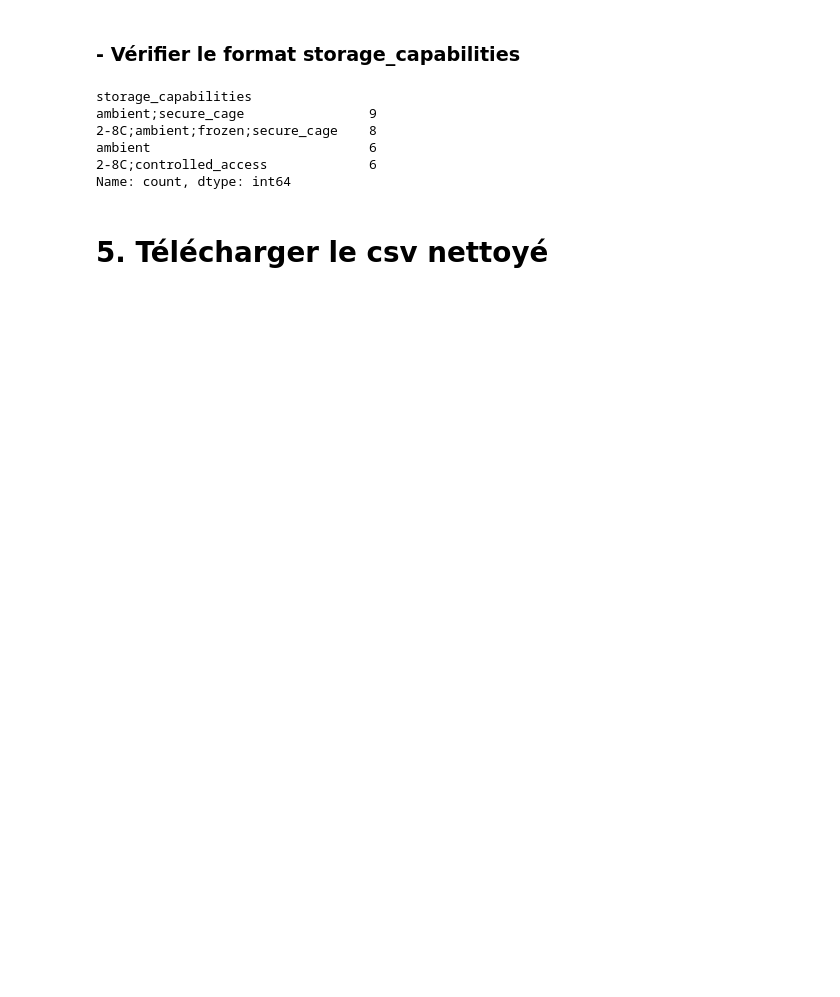
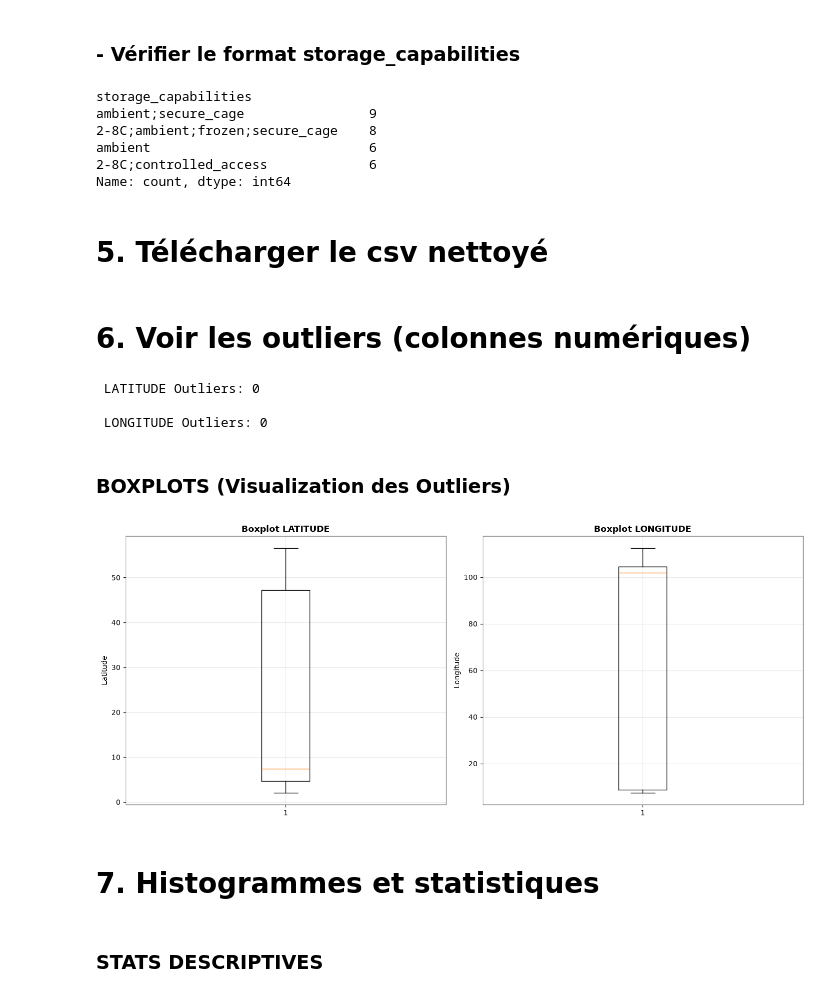
Before and after one commit to HananeDjouadi/G05-DataMining-2627, a Jupyter notebook: data/logistics/erp_facilities.ipynb, the cells around one changed output. Saved outputs shown, nothing was run; the diff lists cells and outputs as text; code cells hidden in the pictures; blank space fills up the shorter version.

```diff
--- a/data/logistics/erp_facilities.ipynb
+++ b/data/logistics/erp_facilities.ipynb
@@ -313,0 +331,2 @@ df.to_csv('erp_facilities_cleaned.csv', index=False)
+# %% [markdown]
+# 6. Voir les outliers (colonnes numériques)
@@ -313,0 +343,43 @@ df.to_csv('erp_facilities_cleaned.csv', index=False)
+# %%
+# Latitude
+lat_outliers, lat_lower, lat_upper = detect_outliers_iqr(df, 'latitude')
+print(f" LATITUDE Outliers: {len(lat_outliers)}")
+if len(lat_outliers) > 0:
+    print(f"   Range: [{lat_lower:.2f}, {lat_upper:.2f}]")
+    display(lat_outliers[['facility_code', 'facility_name', 'latitude', 'region']])
+
+# Longitude
+lon_outliers, lon_lower, lon_upper = detect_outliers_iqr(df, 'longitude')
+print(f"\n LONGITUDE Outliers: {len(lon_outliers)}")
+if len(lon_outliers) > 0:
+    print(f"   Range: [{lon_lower:.2f}, {lon_upper:.2f}]")
+    display(lon_outliers[['facility_code', 'facility_name', 'longitude', 'region']])
+# %% [output]
+ LATITUDE Outliers: 0
+
+ LONGITUDE Outliers: 0
+# %% [markdown]
+### BOXPLOTS (Visualization des Outliers)
+# %%
+fig, axes = plt.subplots(1, 2, figsize=(14, 6))
+
+# Boxplot Latitude
+axes[0].boxplot(df['latitude'], vert=True)
+axes[0].set_title('Boxplot LATITUDE', fontsize=12, fontweight='bold')
+axes[0].set_ylabel('Latitude')
+axes[0].grid(True, alpha=0.3)
+
+# Boxplot Longitude
+axes[1].boxplot(df['longitude'], vert=True)
+axes[1].set_title('Boxplot LONGITUDE', fontsize=12, fontweight='bold')
+axes[1].set_ylabel('Longitude')
+axes[1].grid(True, alpha=0.3)
+
+plt.tight_layout()
+plt.show()
+# %% [output]
+[figure, added]
+# %% [markdown]
+# 7. Histogrammes et statistiques
+# %% [markdown]
+### STATS DESCRIPTIVES
```
Also changed, not shown: parts of 37 cells of this notebook.
